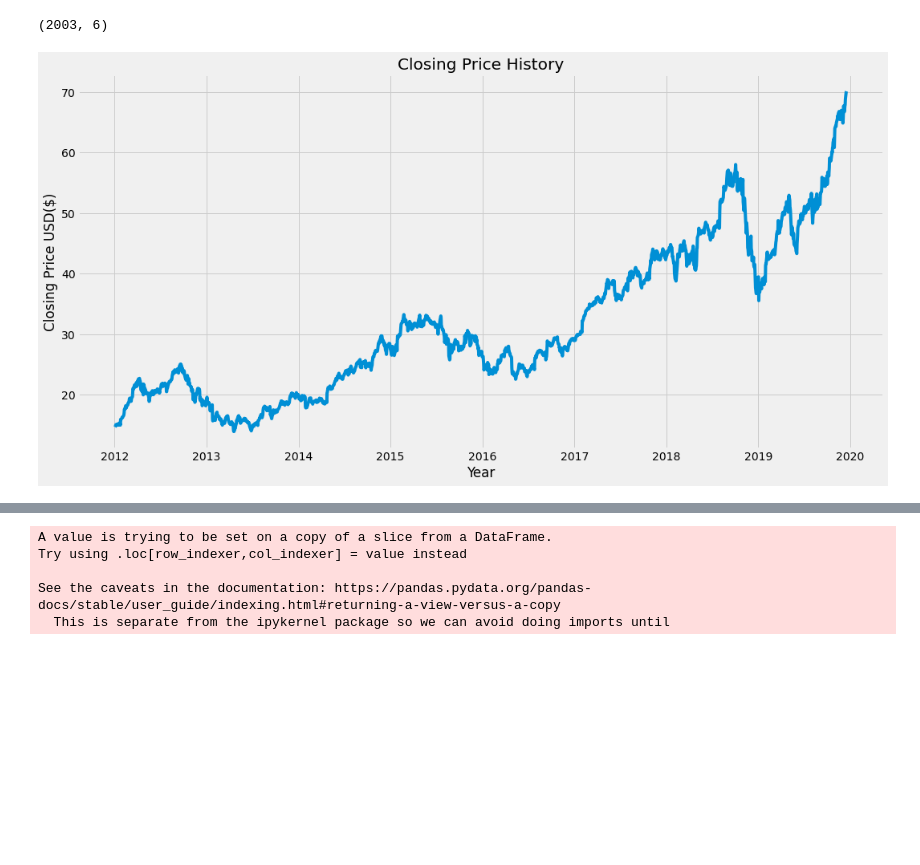
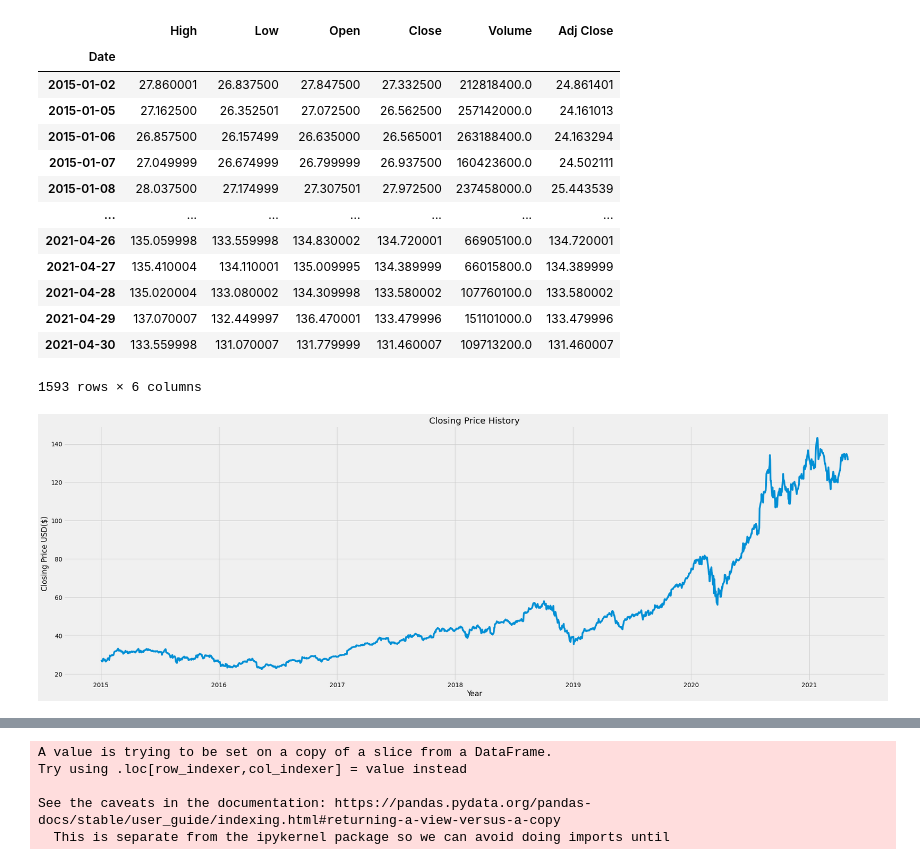
Before and after one commit to aryanxp/Stock-Price-Prediction, a Jupyter notebook: Stock Price Prediction.ipynb, the cells around one changed output, grey strips where cells are left out. Saved outputs shown, nothing was run; the diff lists cells and outputs as text; code cells hidden in the pictures; blank space fills up the shorter version.

```diff
--- a/Stock Price Prediction.ipynb
+++ b/Stock Price Prediction.ipynb
@@ -4,25 +4,38 @@ import pandas_datareader as web
 import numpy as np
 import pandas as pd
 from sklearn.preprocessing import MinMaxScaler
+from sklearn.metrics import accuracy_score
 from keras.models import Sequential
 from keras.layers import Dense, LSTM
 import matplotlib.pyplot as plt
-plt.style.use('fivethirtyeight')
 # %%
-df = web.DataReader('AAPL', data_source='yahoo', start='2012-01-01', end='2019-12-17')
+df = web.DataReader('AAPL', data_source='yahoo', start='2015-01-01', end='2021-05-02')
 # %%
-df.shape
+df
 # %% [output]
+|  | High | Low | Open | Close | Volume | Adj Close |
+| Date |  |  |  |  |  |  |
+| 2015-01-02 | 27.860001 | 26.837500 | 27.847500 | 27.332500 | 212818400.0 | 24.861401 |
+| 2015-01-05 | 27.162500 | 26.352501 | 27.072500 | 26.562500 | 257142000.0 | 24.161013 |
+| 2015-01-06 | 26.857500 | 26.157499 | 26.635000 | 26.565001 | 263188400.0 | 24.163294 |
+| 2015-01-07 | 27.049999 | 26.674999 | 26.799999 | 26.937500 | 160423600.0 | 24.502111 |
+| 2015-01-08 | 28.037500 | 27.174999 | 27.307501 | 27.972500 | 237458000.0 | 25.443539 |
+| ... | ... | ... | ... | ... | ... | ... |
+| 2021-04-26 | 135.059998 | 133.559998 | 134.830002 | 134.720001 | 66905100.0 | 134.720001 |
+| 2021-04-27 | 135.410004 | 134.110001 | 135.009995 | 134.389999 | 66015800.0 | 134.389999 |
+| 2021-04-28 | 135.020004 | 133.080002 | 134.309998 | 133.580002 | 107760100.0 | 133.580002 |
+| 2021-04-29 | 137.070007 | 132.449997 | 136.470001 | 133.479996 | 151101000.0 | 133.479996 |
+| 2021-04-30 | 133.559998 | 131.070007 | 131.779999 | 131.460007 | 109713200.0 | 131.460007 |
-(2003, 6)
+1593 rows × 6 columns
 # %%
-plt.figure(figsize=(16,8))
+plt.figure(figsize=(30,10))
 plt.title('Closing Price History')
 plt.plot(df['Close'])
 plt.xlabel('Year')
 plt.ylabel('Closing Price USD($)')
 plt.show()
 # %% [output]
-[figure, old version]
+[figure, new version]
 # %%
 data = df.filter(['Close'])
 dataset = data.values
```
Also changed, not shown: parts of 6 cells of this notebook.
